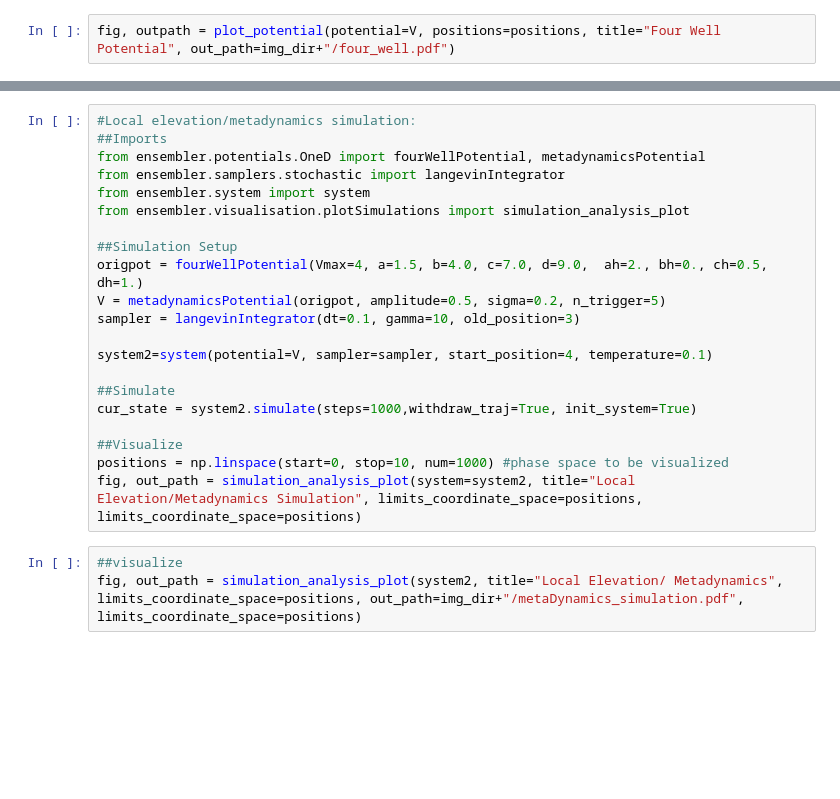
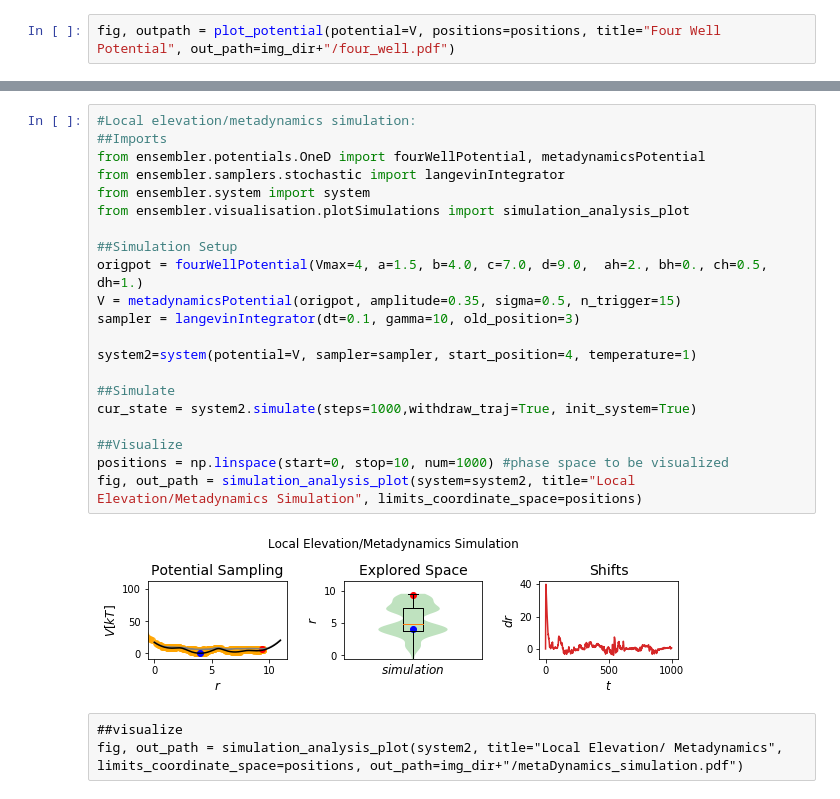
Before and after one commit to rinikerlab/Ensembler, a Jupyter notebook: examples/dev/notePlots.ipynb, the cells around one changed output, grey strips where cells are left out. Cells and saved outputs as stored; diff of their text form; blank space fills up the shorter version.

```diff
--- a/examples/dev/notePlots.ipynb
+++ b/examples/dev/notePlots.ipynb
@@ -61,24 +61,26 @@ fig, out_pSath = simulation_analysis_plot(system1, title="Langevin Simulation",
 # %%
 #Local elevation/metadynamics simulation:
 ##Imports
 from ensembler.potentials.OneD import fourWellPotential, metadynamicsPotential
 from ensembler.samplers.stochastic import langevinIntegrator
 from ensembler.system import system
 from ensembler.visualisation.plotSimulations import simulation_analysis_plot
 
 ##Simulation Setup
 origpot = fourWellPotential(Vmax=4, a=1.5, b=4.0, c=7.0, d=9.0,  ah=2., bh=0., ch=0.5, dh=1.)
-V = metadynamicsPotential(origpot, amplitude=0.5, sigma=0.2, n_trigger=5)
+V = metadynamicsPotential(origpot, amplitude=0.35, sigma=0.5, n_trigger=15)
 sampler = langevinIntegrator(dt=0.1, gamma=10, old_position=3)
 
-system2=system(potential=V, sampler=sampler, start_position=4, temperature=0.1)
+system2=system(potential=V, sampler=sampler, start_position=4, temperature=1)
 
 ##Simulate
 cur_state = system2.simulate(steps=1000,withdraw_traj=True, init_system=True)
 
 ##Visualize
 positions = np.linspace(start=0, stop=10, num=1000) #phase space to be visualized
-fig, out_path = simulation_analysis_plot(system=system2, title="Local Elevation/Metadynamics Simulation", limits_coordinate_space=positions, limits_coordinate_space=positions)
+fig, out_path = simulation_analysis_plot(system=system2, title="Local Elevation/Metadynamics Simulation", limits_coordinate_space=positions)
+# %% [output]
+[figure, added]
-# %%
-##visualize
-fig, out_path = simulation_analysis_plot(system2, title="Local Elevation/ Metadynamics", limits_coordinate_space=positions, out_path=img_dir+"/metaDynamics_simulation.pdf", limits_coordinate_space=positions)
+# %% [raw]
+##visualize
+fig, out_path = simulation_analysis_plot(system2, title="Local Elevation/ Metadynamics", limits_coordinate_space=positions, out_path=img_dir+"/metaDynamics_simulation.pdf")
```
Also changed, not shown: parts of 2 cells of this notebook, 9 other files.
